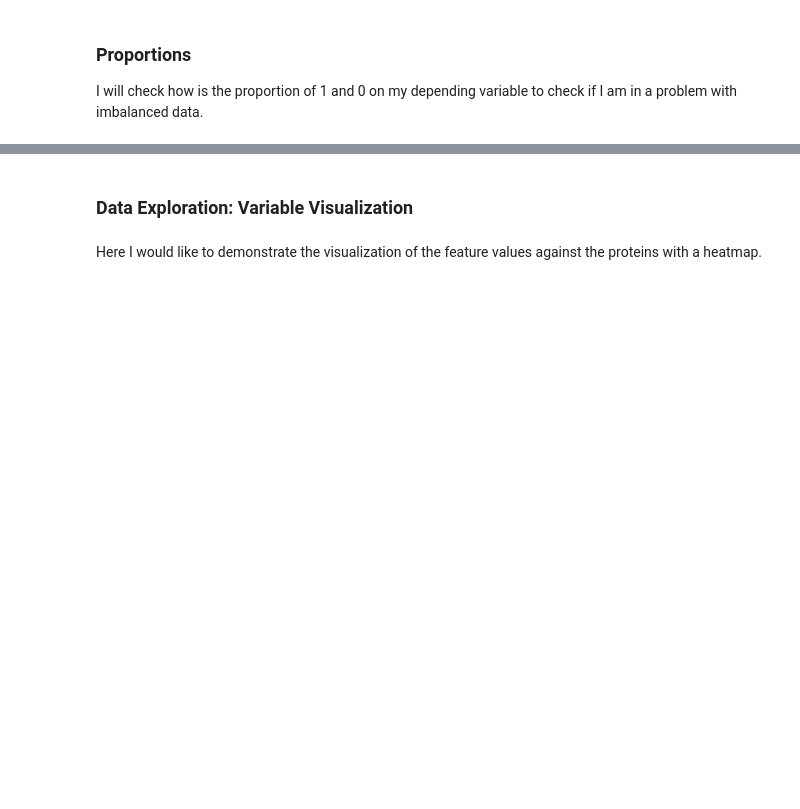
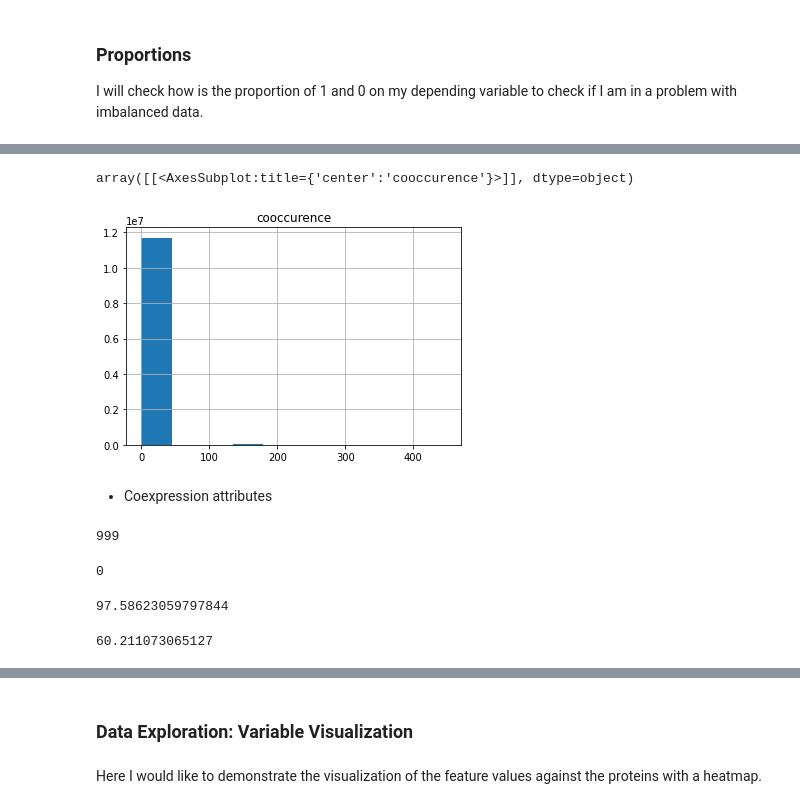
Before and after one commit to nonameforpirate2/DNA, a Jupyter notebook: NetworkAnalysis.ipynb, the cells around one changed output, grey strips where cells are left out. Drawn from its saved outputs; the diff is of its cells as text; code cells hidden in the pictures; blank space fills up the shorter version.

```diff
--- a/NetworkAnalysis.ipynb
+++ b/NetworkAnalysis.ipynb
@@ -1372,0 +1509,7 @@ dataMl_pos_dep = float(len(dataMl[dataMl == 1]))/float(len(dataMl))*100
+# %%
+dataMl.hist(column='cooccurence')
+# %% [output]
+array([[<AxesSubplot:title={'center':'cooccurence'}>]], dtype=object)
+[figure, added]
+# %% [markdown]
+* Coexpression attributes
@@ -1372,0 +1524,16 @@ dataMl_pos_dep = float(len(dataMl[dataMl == 1]))/float(len(dataMl))*100
+# %%
+max_val_coe
+# %% [output]
+999
+# %%
+min_val_coe
+# %% [output]
+0
+# %%
+std_val_coe
+# %% [output]
+97.58623059797844
+# %%
+mean_val_coe
+# %% [output]
+60.211073065127
```
Also changed, not shown: parts of 135 cells of this notebook.
